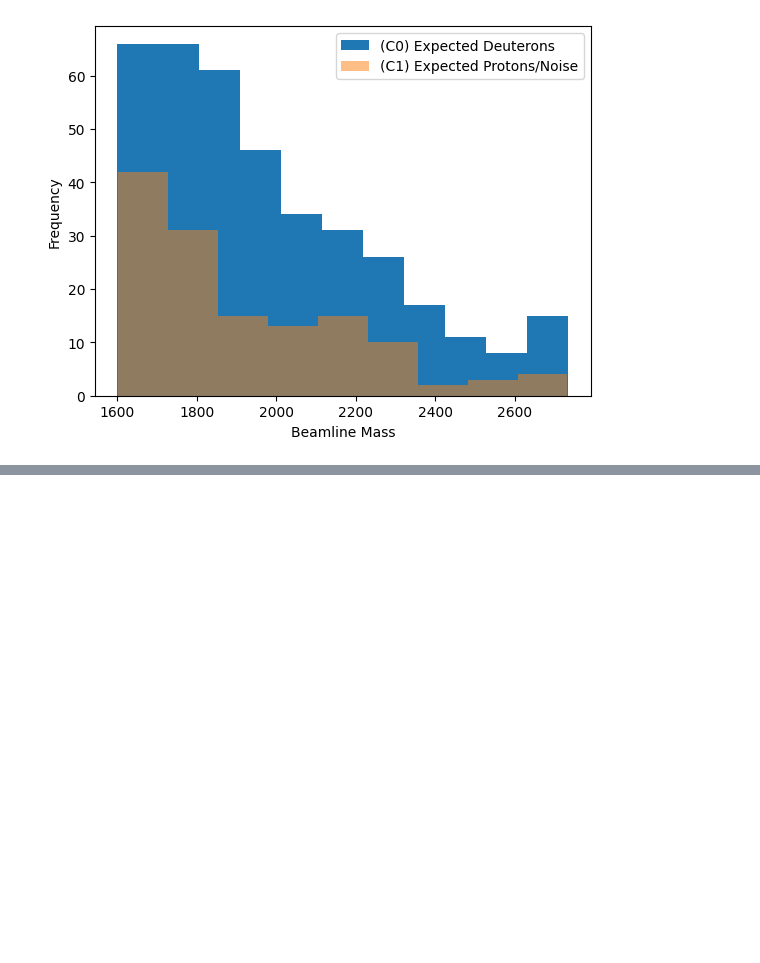
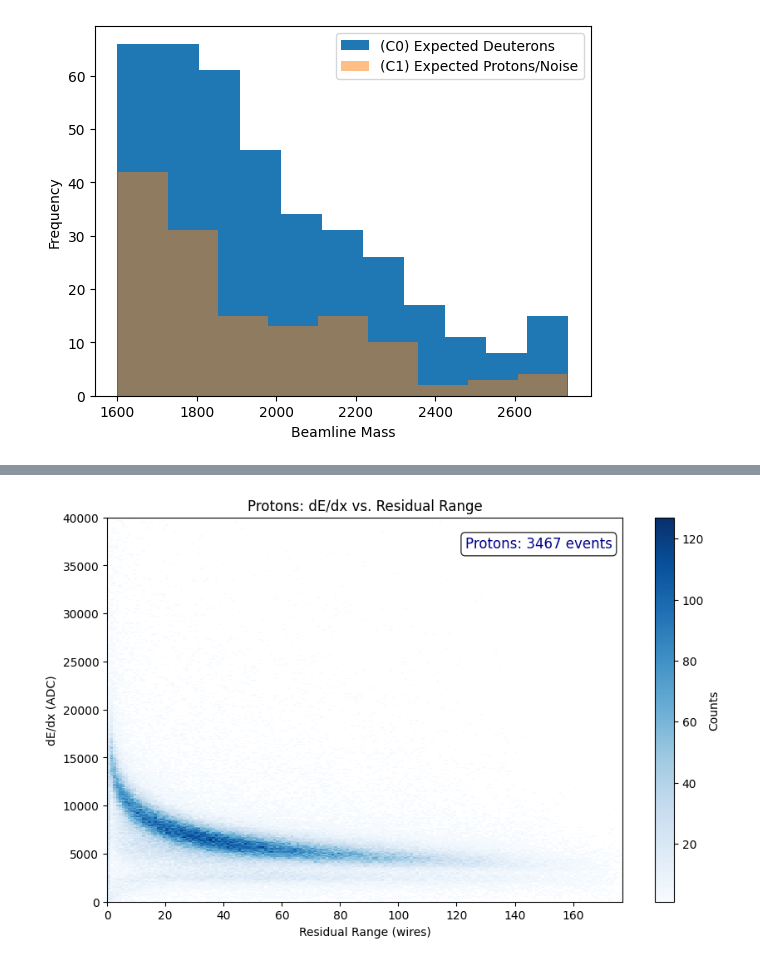
Before and after one commit to mohummudh/proton-deuteron, a Jupyter notebook: notebooks/autoencoder/2dCNN.ipynb, the cells around one changed output, grey strips where cells are left out. Drawn from its saved outputs; the diff is of its cells as text; code cells hidden in the pictures; blank space fills up the shorter version.

```diff
--- a/notebooks/autoencoder/2dCNN.ipynb
+++ b/notebooks/autoencoder/2dCNN.ipynb
@@ -436,0 +472,19 @@ plt.show()
+# %%
+# Concatenate proton data
+rr_protons = np.concatenate(p['rr'].values)
+energy_protons = np.concatenate(p['energy'].values)
+
+# Plot for protons
+plt.figure(figsize=(10, 6))
+plt.hist2d(rr_protons, energy_protons, bins=(177, 2000), cmap='Blues', cmin=1)
+plt.colorbar(label='Counts')
+plt.xlabel('Residual Range (wires)')
+plt.ylabel('dE/dx (ADC)')
+plt.ylim(0, 40000)
+plt.title('Protons: dE/dx vs. Residual Range')
+plt.text(0.98, 0.95, f'Protons: {len(p)} events',
+         transform=plt.gca().transAxes, fontsize=12, color='darkblue',
+         ha='right', va='top', bbox=dict(boxstyle='round', facecolor='white', alpha=0.8))
+plt.show()
+# %% [output]
+[figure, added]
```
Also changed, not shown: parts of 5 cells of this notebook.
